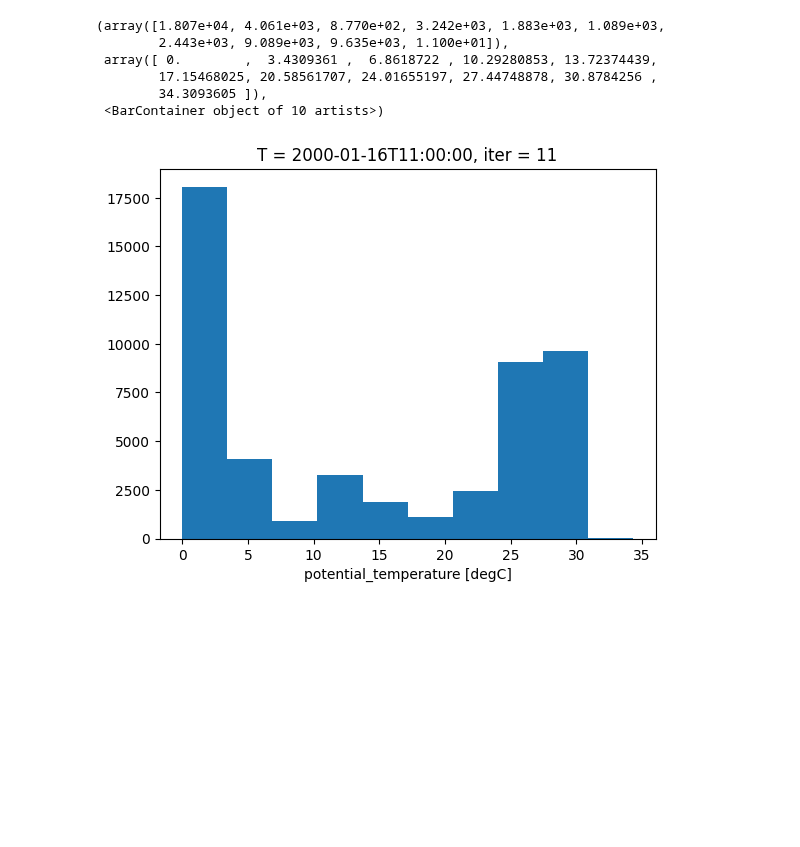
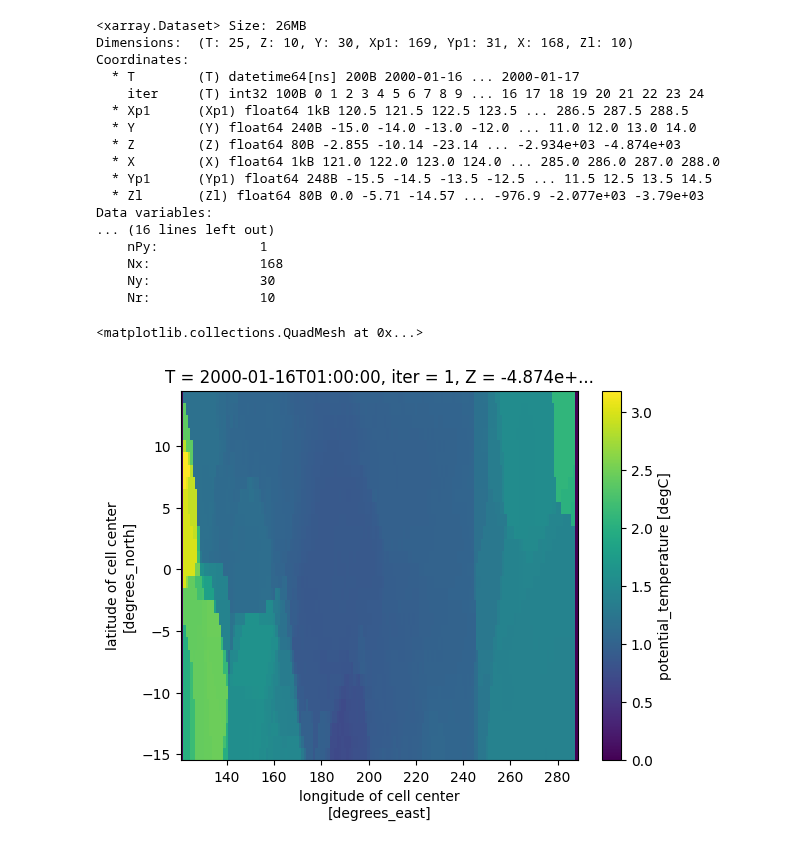
Before and after one commit to FattyZH/eqp-dlfv-mitgcm-era5, a Jupyter notebook: script/analysis.ipynb, the cells around one changed output. Drawn from its saved outputs; the diff is of its cells as text; code cells hidden in the pictures; blank space fills up the shorter version.

Commit message:
modified:   input/data.diagnostics 	modified:   script/analysis.ipynb 	modified:   script/gendata_Hydrog.ipynb

```diff
--- a/script/analysis.ipynb
+++ b/script/analysis.ipynb
@@ -24,16 +40,28 @@ FileNotFoundError: [Errno 2] No such file or directory: '/home/hang/eqp-dlfv-mit
 # %%
 import MITgcmutils as mutils
 import numpy as np
 import xarray as xr
 import matplotlib.pyplot as plt
-a = xr.open_dataset('../run/mnc_exp_0001/state.0000000000.t001.nc')
-# display(a)
-a['Temp'][11].plot()
+a = xr.load_dataset('../run/mnc_exp_0001/state.0000000000.t001.nc')
+display(a)
+a['Temp'][1][-1].plot()
 # %% [output]
-(array([1.807e+04, 4.061e+03, 8.770e+02, 3.242e+03, 1.883e+03, 1.089e+03,
-        2.443e+03, 9.089e+03, 9.635e+03, 1.100e+01]),
- array([ 0.        ,  3.4309361 ,  6.8618722 , 10.29280853, 13.72374439,
-        17.15468025, 20.58561707, 24.01655197, 27.44748878, 30.8784256 ,
-        34.3093605 ]),
- <BarContainer object of 10 artists>)
+<xarray.Dataset> Size: 26MB
+Dimensions:  (T: 25, Z: 10, Y: 30, Xp1: 169, Yp1: 31, X: 168, Zl: 10)
+Coordinates:
+  * T        (T) datetime64[ns] 200B 2000-01-16 ... 2000-01-17
+    iter     (T) int32 100B 0 1 2 3 4 5 6 7 8 9 ... 16 17 18 19 20 21 22 23 24
+  * Xp1      (Xp1) float64 1kB 120.5 121.5 122.5 123.5 ... 286.5 287.5 288.5
+  * Y        (Y) float64 240B -15.0 -14.0 -13.0 -12.0 ... 11.0 12.0 13.0 14.0
+  * Z        (Z) float64 80B -2.855 -10.14 -23.14 ... -2.934e+03 -4.874e+03
+  * X        (X) float64 1kB 121.0 122.0 123.0 124.0 ... 285.0 286.0 287.0 288.0
+  * Yp1      (Yp1) float64 248B -15.5 -14.5 -13.5 -12.5 ... 11.5 12.5 13.5 14.5
+  * Zl       (Zl) float64 80B 0.0 -5.71 -14.57 ... -976.9 -2.077e+03 -3.79e+03
+Data variables:
+... (16 lines left out)
+    nPy:             1
+    Nx:              168
+    Ny:              30
+    Nr:              10
+<matplotlib.collections.QuadMesh at 0x...>
-[figure, old version]
+[figure, new version]
```
Also changed, not shown: parts of 1 cell of this notebook, 2 other files.
